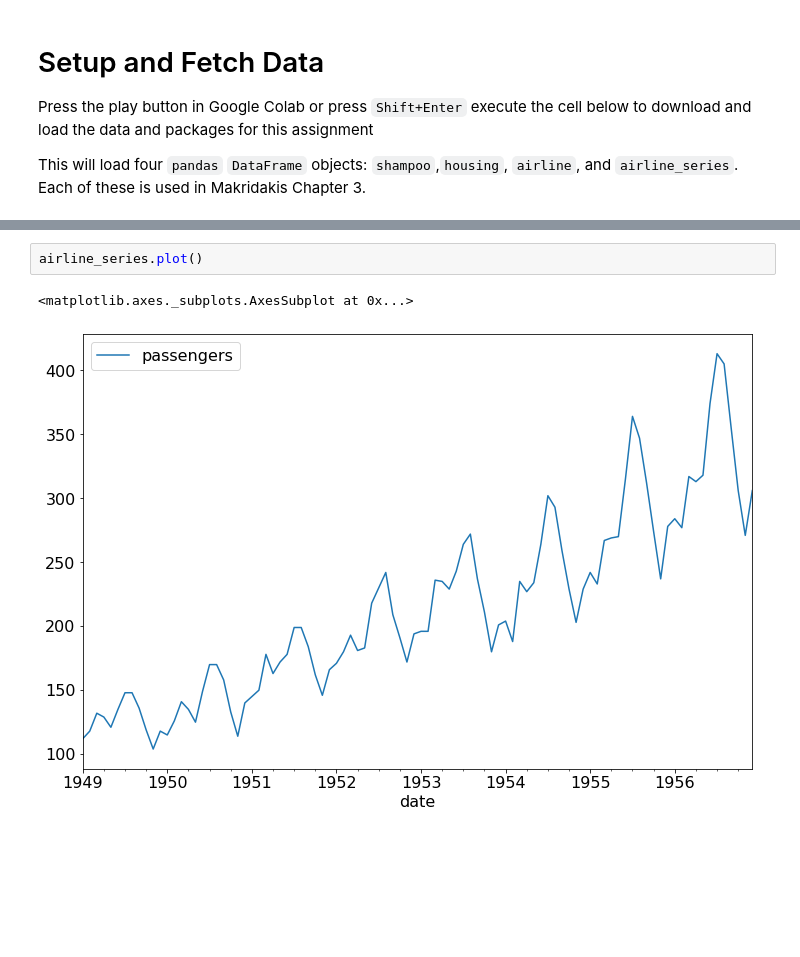
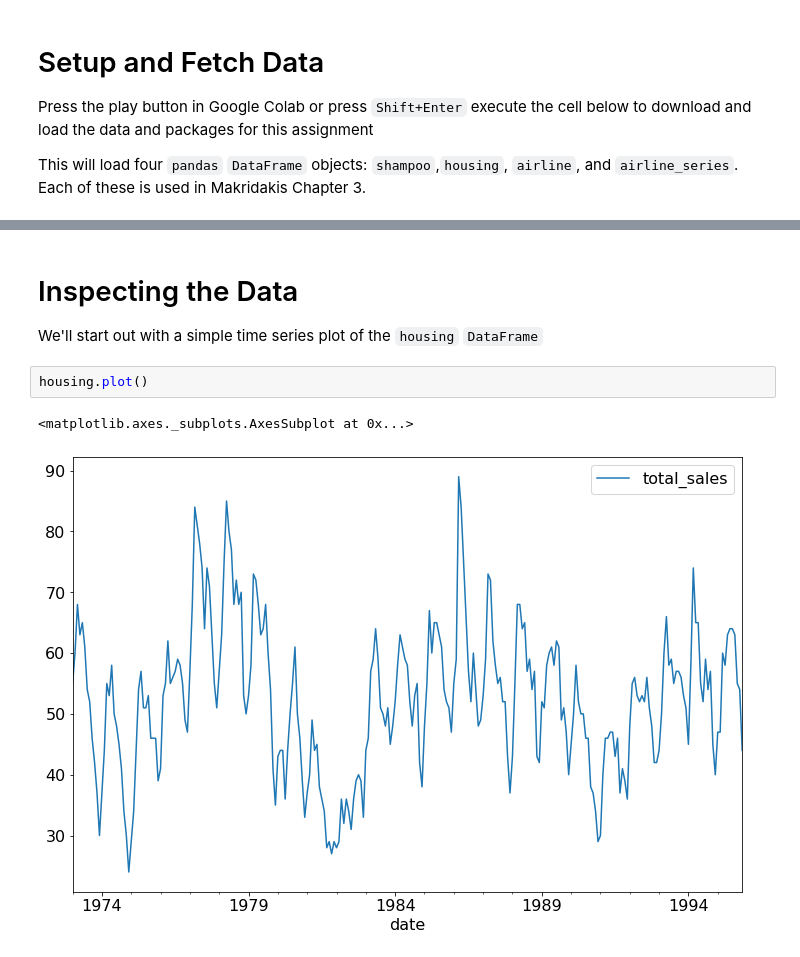
Before and after one commit to ZacharySBrown/vcu-scma440-2021q1, a Jupyter notebook: examples/3c_classical_decomposition.ipynb, the cells around one changed output, grey strips where cells are left out. Cells and saved outputs as stored; diff of their text form; blank space fills up the shorter version.

```diff
--- a/examples/3c_classical_decomposition.ipynb
+++ b/examples/3c_classical_decomposition.ipynb
@@ -43,5 +43,9 @@ airline_series = pd.read_csv('airline_series.csv', parse_dates=['date']).set_ind
+# %% [markdown]
+# Inspecting the Data
+
+We'll start out with a simple time series plot of the `housing` `DataFrame`
 # %%
-airline_series.plot()
+housing.plot()
 # %% [output]
 <matplotlib.axes._subplots.AxesSubplot at 0x...>
-[figure, old version]
+[figure, new version]
```
Also changed, not shown: parts of 16 cells of this notebook, 1 other file.
